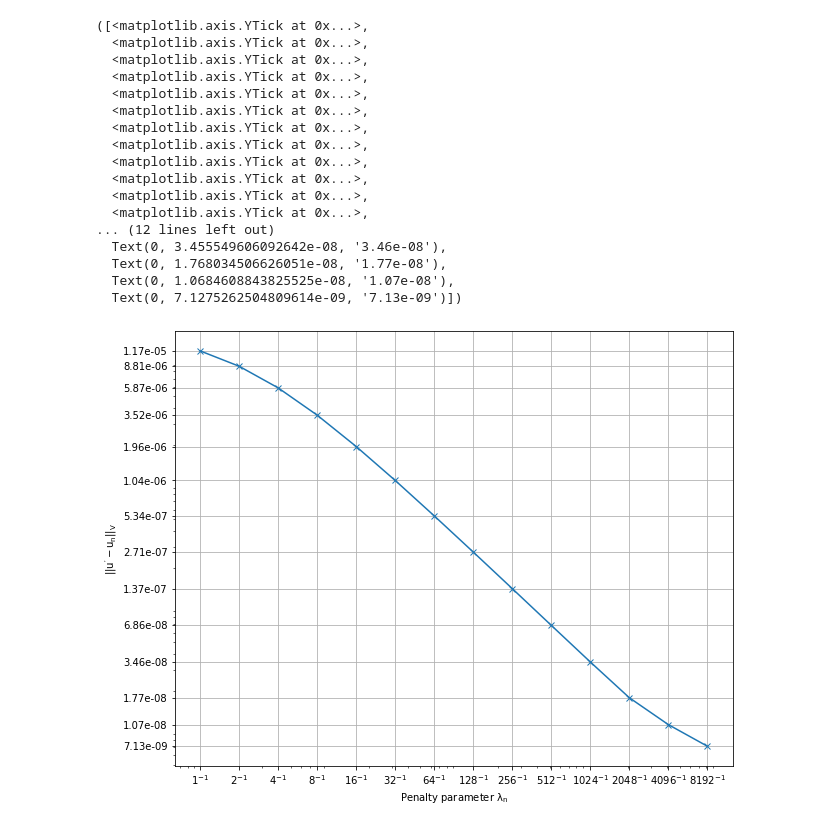
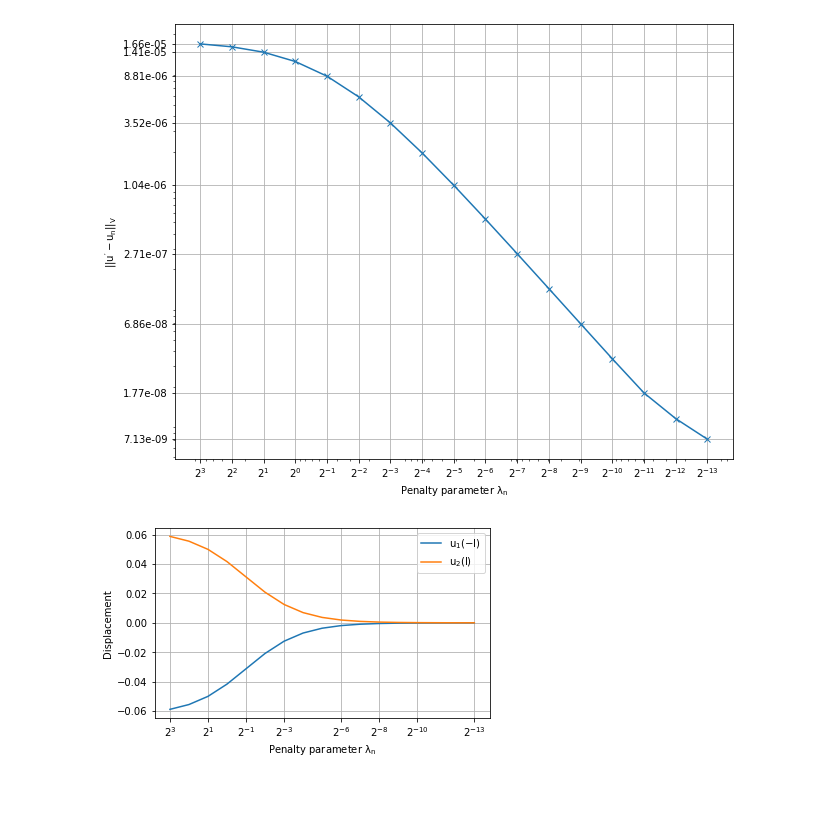
Before and after one commit to KOS-UJ/Spring-Rods-System-Approximation, a Jupyter notebook: experiments/convergence_result.ipynb, the cells around one changed output. Drawn from its saved outputs; the diff is of its cells as text; code cells hidden in the pictures; blank space fills up the shorter version.

```diff
--- a/experiments/convergence_result.ipynb
+++ b/experiments/convergence_result.ipynb
@@ -109,31 +128,33 @@ plt.grid()
 fig = plt.gcf()
 fig.set_size_inches(10, 8)
 
-plt.plot(inverse_penal_params, error_norm, marker='x')
+plt.plot(penal_params, error_norm, marker='x')
 plt.xlabel('Penalty parameter $\lambda_n$')
 plt.ylabel('$||u\' - u_n||_V$')
 plt.xscale('log')
 plt.yscale('log')
 
-plt.xticks(inverse_penal_params, [f'${{{q}}}^{{-1}}$' for q in inverse_penal_params])
+# inverse_penal_params_labels = [f'${{{q}}}^{{-1}}$' for q in inverse_penal_params]
+plt.xticks(penal_params, penal_params_labels)
+plt.gca().invert_xaxis()
 
-plt.yticks(error_norm, [f'{err:.2e}' for err in error_norm])
+plt.yticks(error_norm[::2], [f'{err:.2e}' for err in error_norm[::2]])
+plt.savefig(f'plots/convergence_results/convergence_error_norm_{experiment_idx}.png')
 # %% [output]
-([<matplotlib.axis.YTick at 0x...>,
-  <matplotlib.axis.YTick at 0x...>,
-  <matplotlib.axis.YTick at 0x...>,
-  <matplotlib.axis.YTick at 0x...>,
-  <matplotlib.axis.YTick at 0x...>,
-  <matplotlib.axis.YTick at 0x...>,
-  <matplotlib.axis.YTick at 0x...>,
-  <matplotlib.axis.YTick at 0x...>,
-  <matplotlib.axis.YTick at 0x...>,
-  <matplotlib.axis.YTick at 0x...>,
-  <matplotlib.axis.YTick at 0x...>,
-  <matplotlib.axis.YTick at 0x...>,
-... (12 lines left out)
-  Text(0, 3.455549606092642e-08, '3.46e-08'),
-  Text(0, 1.768034506626051e-08, '1.77e-08'),
-  Text(0, 1.0684608843825525e-08, '1.07e-08'),
-  Text(0, 7.1275262504809614e-09, '7.13e-09')])
-[figure, old version]
+[figure, new version]
+# %%
+fig = plt.gcf()
+fig.set_size_inches((6, 3.5))
+
+plt.plot([s[0] for s in spring_ends], label='$u_1(-l)$')
+plt.plot([s[1] for s in spring_ends], label='$u_2(l)$')
+
+x_ticks = np.linspace(0, len(penal_params) - 1, 8, dtype=int)
+plt.xticks(x_ticks, np.array(penal_params_labels)[x_ticks])
+
+plt.xlabel('Penalty parameter $\lambda_n$')
+plt.ylabel('Displacement')
+plt.legend()
+plt.savefig(f'plots/convergence_results/convergence_spring_ends_{experiment_idx}.png')
+# %% [output]
+[figure, added]
```
Also changed, not shown: parts of 9 cells of this notebook.
